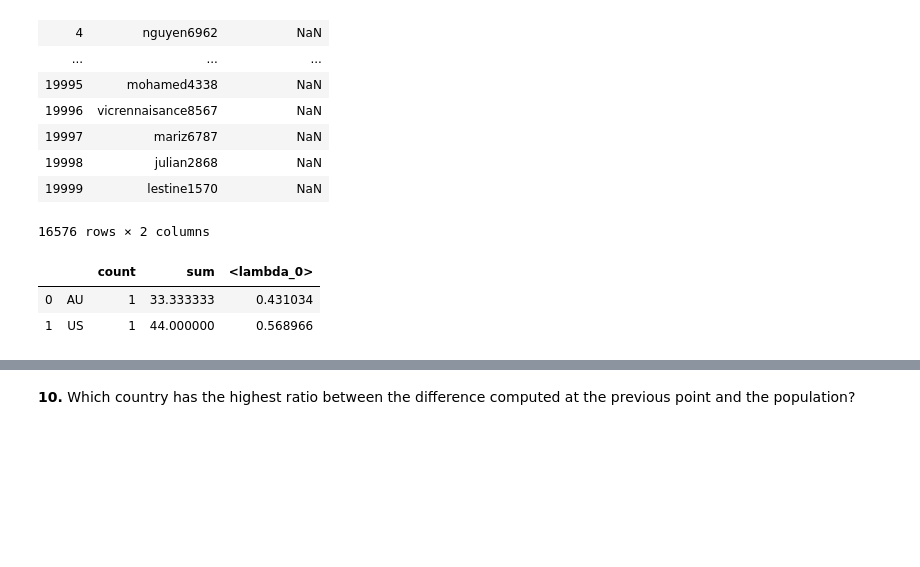
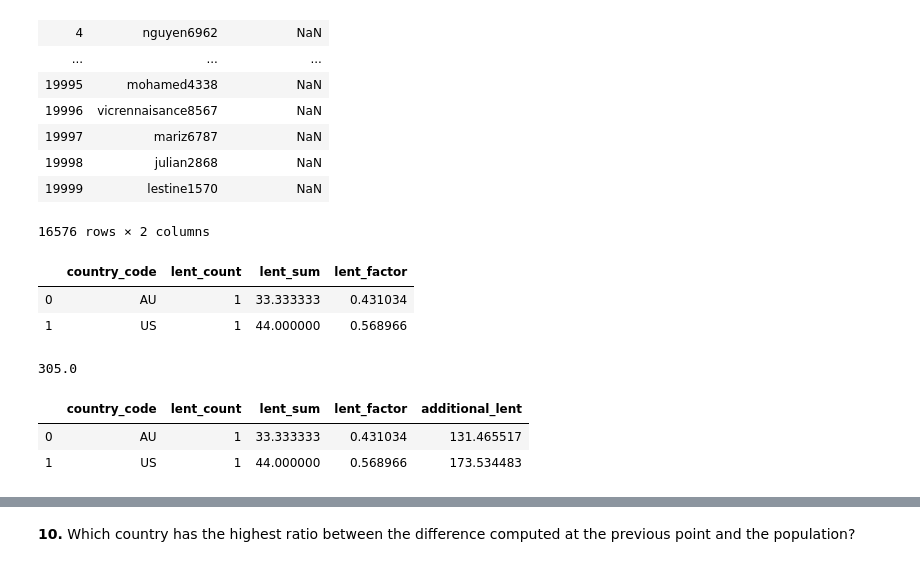
Before and after one commit to vladofilipovic/Foundation_CS_Project, a Jupyter notebook: project/solution-01-primary.ipynb, the cells around one changed output, grey strips where cells are left out. Cells and saved outputs as stored; diff of their text form; code cells hidden in the pictures; blank space fills up the shorter version.

```diff
--- a/project/solution-01-primary.ipynb
+++ b/project/solution-01-primary.ipynb
@@ -275,10 +278,13 @@ from datetime import datetime as dt
 loans_total = loans['loan_amount'].sum()
 loans['disburse_time_year'] = None
 for index, row in loans.iterrows():
-    y = dt.strptime(row['disburse_time'], "%Y-%m-%d %H:%M:%S.%f %z").year
+    try:
+        y = dt.strptime(row['disburse_time'], "%Y-%m-%d %H:%M:%S.%f %z").year
+    except ValueError:
+        y = None
     loans.loc[index,'disburse_time_year'] = y
-loans_agg = loans.groupby(['country_code','country_name','disburse_time_year'], as_index = False).agg({'loan_amount':['count', 'sum', lambda x: x.sum()/loans_total*100]})
-loans_agg.columns = loans_agg.columns.droplevel(0)
+loans_agg = loans.groupby(['country_code','country_name','disburse_time_year'], as_index = False).agg({'loan_id':['count'],'loan_amount':['sum', lambda x: x.sum()/loans_total*100]})
+loans_agg.columns = ['country_code','country_name','disburse_time_year','loan_id_count','loan_amount_sum','loan_amount_percent']
 print("--- %s seconds ---" % (tm.time()-start_time))
 loans_agg
 # %% [output]
@@ -392,10 +398,23 @@ lenders_without_states
 # %%
 lent_and_state = pd.merge(left=lent_by_lender, right=lenders_in_states, left_on='lender_x', right_on='permanent_name')
 lent_total = lent_and_state['precise_amount'].sum()
 lent_by_state = lent_and_state.groupby(['country_code'], as_index = False).agg({'precise_amount':['count', 'sum', lambda x: x.sum()/lent_total]})
-lent_by_state.columns = lent_by_state.columns.droplevel(0)
+lent_by_state.columns = ['country_code', 'lent_count', 'lent_sum', 'lent_factor']
 lent_by_state
 # %% [output]
-|  |  | count | sum | <lambda_0> |
+|  | country_code | lent_count | lent_sum | lent_factor |
 | 0 | AU | 1 | 33.333333 | 0.431034 |
 | 1 | US | 1 | 44.000000 | 0.568966 |
+# %%
+lent_no_state = pd.merge(left=lent_by_lender, right=lenders_without_states, left_on='lender_x', right_on='permanent_name')
+lent_no_state_total = lent_no_state['precise_amount'].sum()
+lent_no_state_total
+# %% [output]
+305.0
+# %%
+lent_by_state['additional_lent'] = lent_by_state.lent_factor * lent_no_state_total
+lent_by_state
+# %% [output]
+|  | country_code | lent_count | lent_sum | lent_factor | additional_lent |
+| 0 | AU | 1 | 33.333333 | 0.431034 | 131.465517 |
+| 1 | US | 1 | 44.000000 | 0.568966 | 173.534483 |
```
Also changed, not shown: parts of 13 cells of this notebook.
